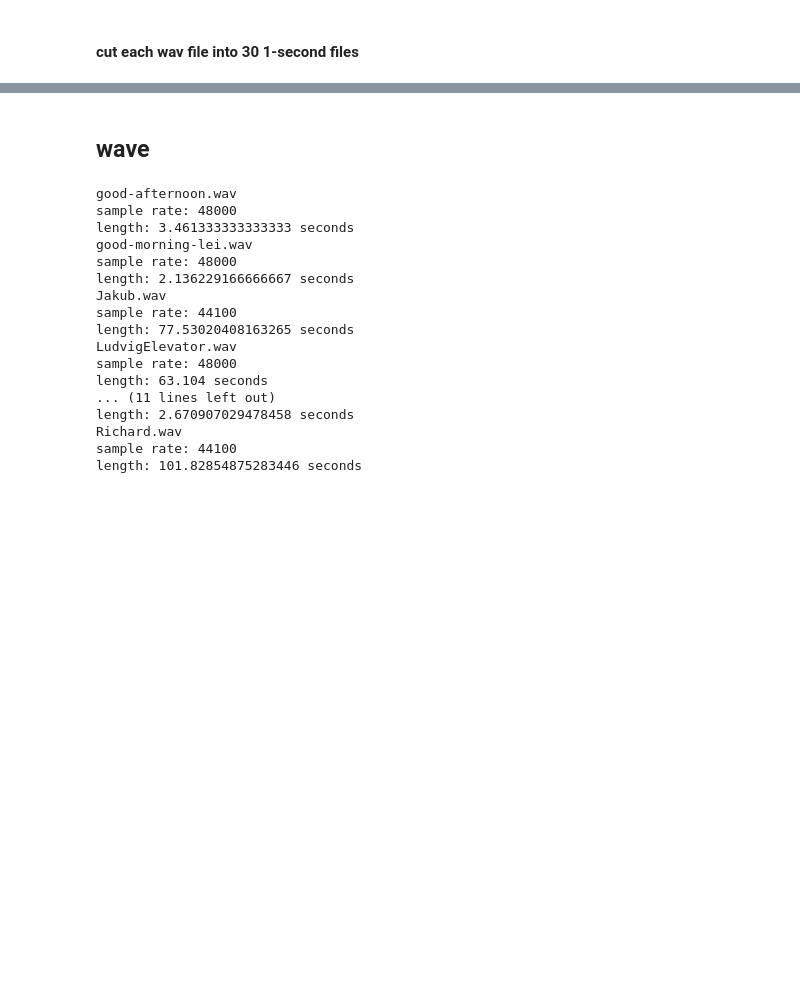
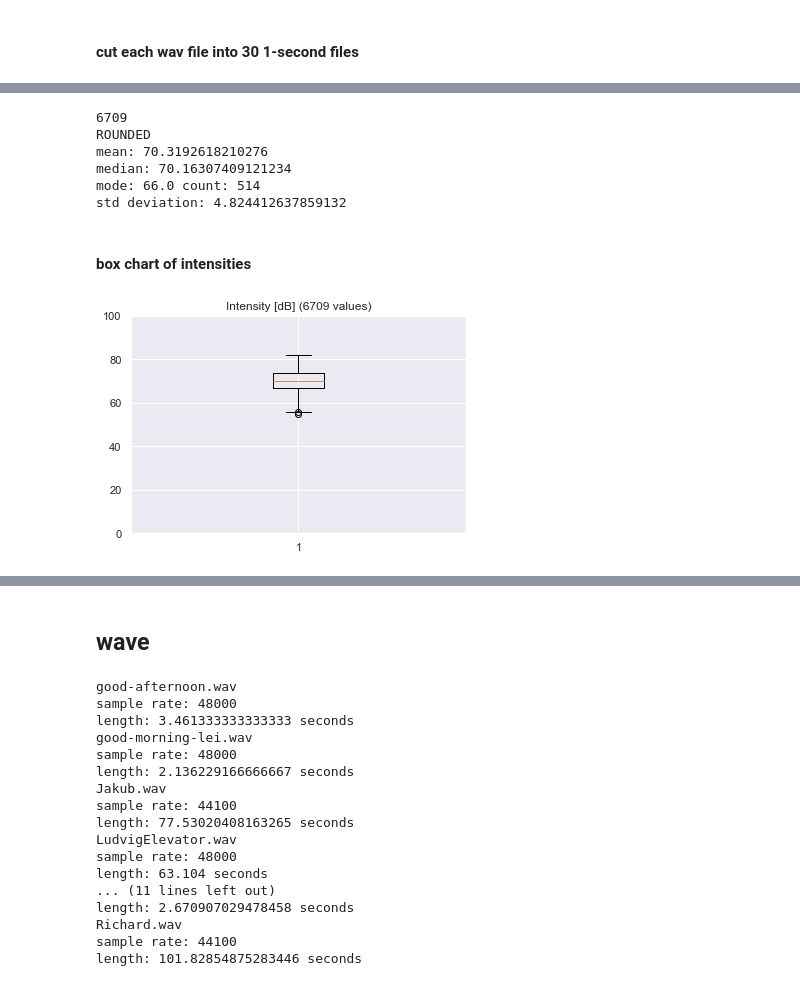
Before and after one commit to FirstPlaygroundAndThenIcecream/Speaker-Identification, a Jupyter notebook: rene experimental/wav classification.ipynb, the cells around one changed output, grey strips where cells are left out. Saved outputs shown, nothing was run; the diff lists cells and outputs as text; code cells hidden in the pictures; blank space fills up the shorter version.

```diff
--- a/rene experimental/wav classification.ipynb
+++ b/rene experimental/wav classification.ipynb
@@ -143,0 +156,25 @@ plt.show() # or plt.savefig("spectrogram.pdf")
+# %%
+raw_intensity = intensity.values[0]
+print(len(raw_intensity))
+rounded_intensity = [round(num, 0) for num in intensity.values[0]]
+print("ROUNDED")
+print("mean: " + str(np.mean(raw_intensity)))
+print("median: " + str(np.median(raw_intensity)))
+print("mode: " + str(stats.mode(rounded_intensity)[0][0]) + " count: " + str(stats.mode(rounded_intensity)[1][0]))
+print("std deviation: " + str(np.std(raw_intensity)))
+# %% [output]
+6709
+ROUNDED
+mean: 70.3192618210276
+median: 70.16307409121234
+mode: 66.0 count: 514
+std deviation: 4.824412637859132
+# %% [markdown]
+#### box chart of intensities
+# %%
+plt.boxplot(raw_intensity)
+plt.ylim(0, 100)
+plt.title("Intensity [dB] (" + str(len(raw_intensity)) + " values)")
+plt.show()
+# %% [output]
+[figure, added]
```
Also changed, not shown: parts of 14 cells of this notebook.
